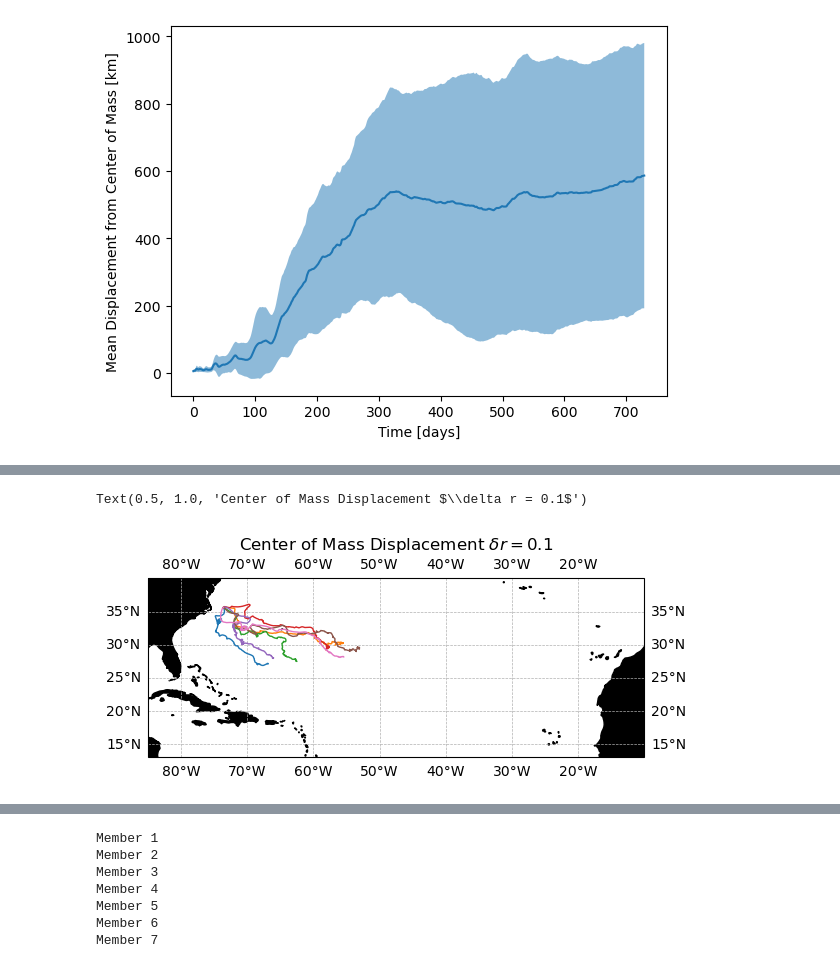
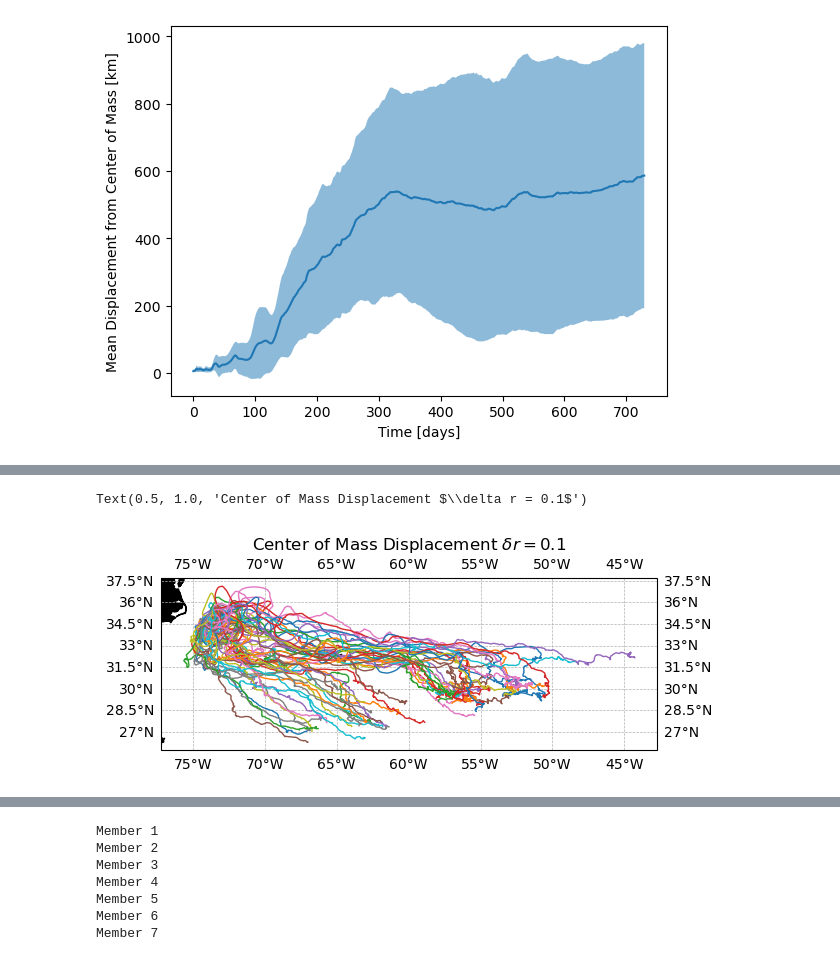
Before and after one commit to OceanParcels/NEMO_Ensemble_Lagrangian_Analysis, a Jupyter notebook: notebooks/13.Center_of_Mass_Stats.ipynb, the cells around one changed output, grey strips where cells are left out. Saved outputs shown, nothing was run; the diff lists cells and outputs as text; code cells hidden in the pictures.

```diff
--- a/notebooks/13.Center_of_Mass_Stats.ipynb
+++ b/notebooks/13.Center_of_Mass_Stats.ipynb
@@ -62,6 +54,6 @@ array([1, 2, 3, 4, 5, 6, 7, 8, 9])
 # %%
 location = 'Cape_Hatteras'
-N_members = 7
+N_members = 50
 N_obs = len(pset.obs)
 D_means = np.zeros((N_members, N_obs))
 D_stds = np.zeros_like(D_means)
@@ -69,7 +61,7 @@ CM_lons = np.zeros_like(D_means)
 CM_lats = np.zeros_like(D_means)
 delta_r = 0.1
 
-for member in range(1,N_members+1):
+for member in tqdm(range(1,N_members+1)):
     print(f"Member {member}")
 
     file_path = f"/storage/shared/oceanparcels/output_data/data_Claudio/NEMO_Ensemble/{location}/spatial/dr_{delta_r*100:03.0f}/{location}_dr{delta_r*100:03.0f}_m{member:03d}.zarr"
@@ -103,16 +105,16 @@ Member 7
 # %%
 fig = plt.figure()
 ax = plt.axes(projection=cartopy.crs.PlateCarree())
-ax.set_extent([-85, -10, 13, 40], crs=cartopy.crs.PlateCarree())
+# ax.set_extent([-85, -10, 13, 40], crs=cartopy.crs.PlateCarree())
 ax.add_feature(cartopy.feature.LAND, zorder=0, color='black')
 # ax.coastlines()
 ax.gridlines(draw_labels=True, zorder=0, linestyle='--', linewidth=0.5)
 
-for i in range(7):
+for i in range(N_members):
     ax.plot(CM_lons[i,:], CM_lats[i,:], lw=1)
 
 plt.title(f"Center of Mass Displacement $\\delta r = {delta_r}$")
 # %% [output]
 Text(0.5, 1.0, 'Center of Mass Displacement $\\delta r = 0.1$')
-[figure, old version]
+[figure, new version]
 # %%
```
Also changed, not shown: parts of 5 cells of this notebook, 8 other files.
